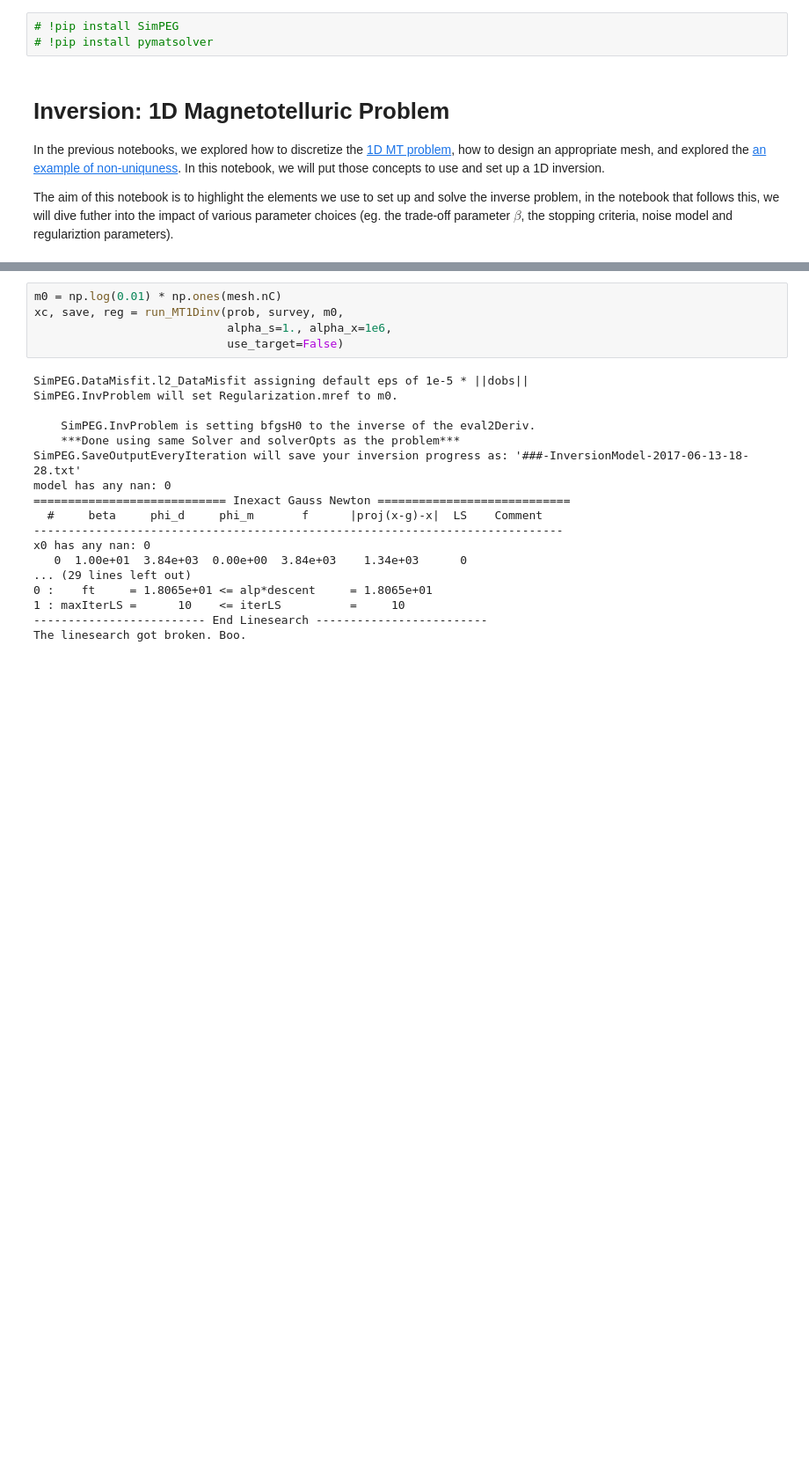
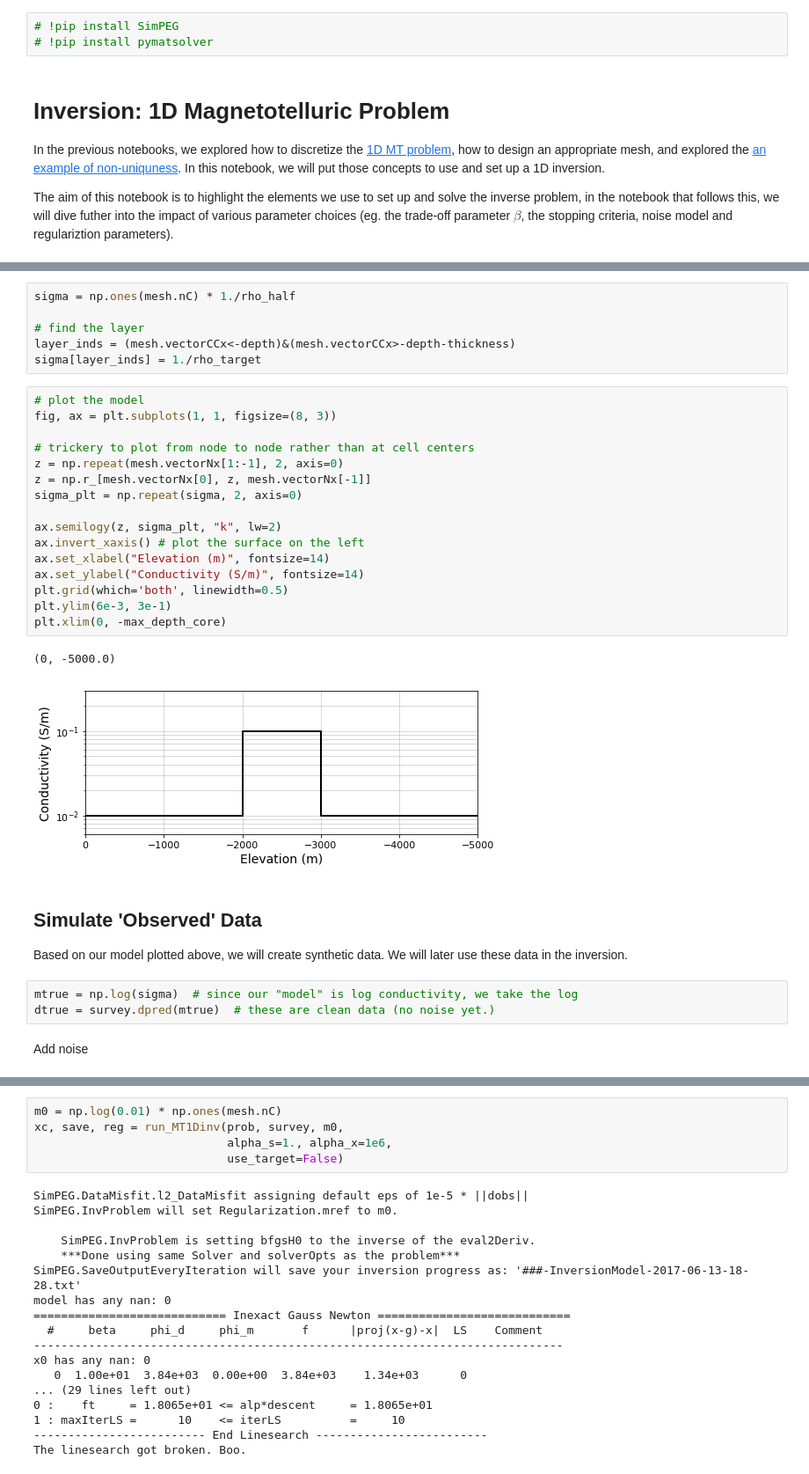
Before and after one commit to geoscixyz/computation, a Jupyter notebook: notebooks/MTtutorial/4_MT1D_inversion.ipynb, the cells around one changed output, grey strips where cells are left out. Shown at 88% size. Drawn from its saved outputs; the diff is of its cells as text; blank space fills up the shorter version.

```diff
--- a/notebooks/MTtutorial/4_MT1D_inversion.ipynb
+++ b/notebooks/MTtutorial/4_MT1D_inversion.ipynb
@@ -177,0 +183,34 @@ plt.tight_layout()
+# %%
+sigma = np.ones(mesh.nC) * 1./rho_half
+
+# find the layer
+layer_inds = (mesh.vectorCCx<-depth)&(mesh.vectorCCx>-depth-thickness)
+sigma[layer_inds] = 1./rho_target
+# %%
+# plot the model
+fig, ax = plt.subplots(1, 1, figsize=(8, 3))
+
+# trickery to plot from node to node rather than at cell centers
+z = np.repeat(mesh.vectorNx[1:-1], 2, axis=0)
+z = np.r_[mesh.vectorNx[0], z, mesh.vectorNx[-1]]
+sigma_plt = np.repeat(sigma, 2, axis=0)
+
+ax.semilogy(z, sigma_plt, "k", lw=2)
+ax.invert_xaxis() # plot the surface on the left
+ax.set_xlabel("Elevation (m)", fontsize=14)
+ax.set_ylabel("Conductivity (S/m)", fontsize=14)
+plt.grid(which='both', linewidth=0.5)
+plt.ylim(6e-3, 3e-1)
+plt.xlim(0, -max_depth_core)
+# %% [output]
+(0, -5000.0)
+[figure, added]
+# %% [markdown]
+## Simulate 'Observed' Data
+
+Based on our model plotted above, we will create synthetic data. We will later use these data in the inversion.
+# %%
+mtrue = np.log(sigma)  # since our "model" is log conductivity, we take the log
+dtrue = survey.dpred(mtrue)  # these are clean data (no noise yet.)
+# %% [markdown]
+Add noise
```
Also changed, not shown: parts of 23 cells of this notebook.
